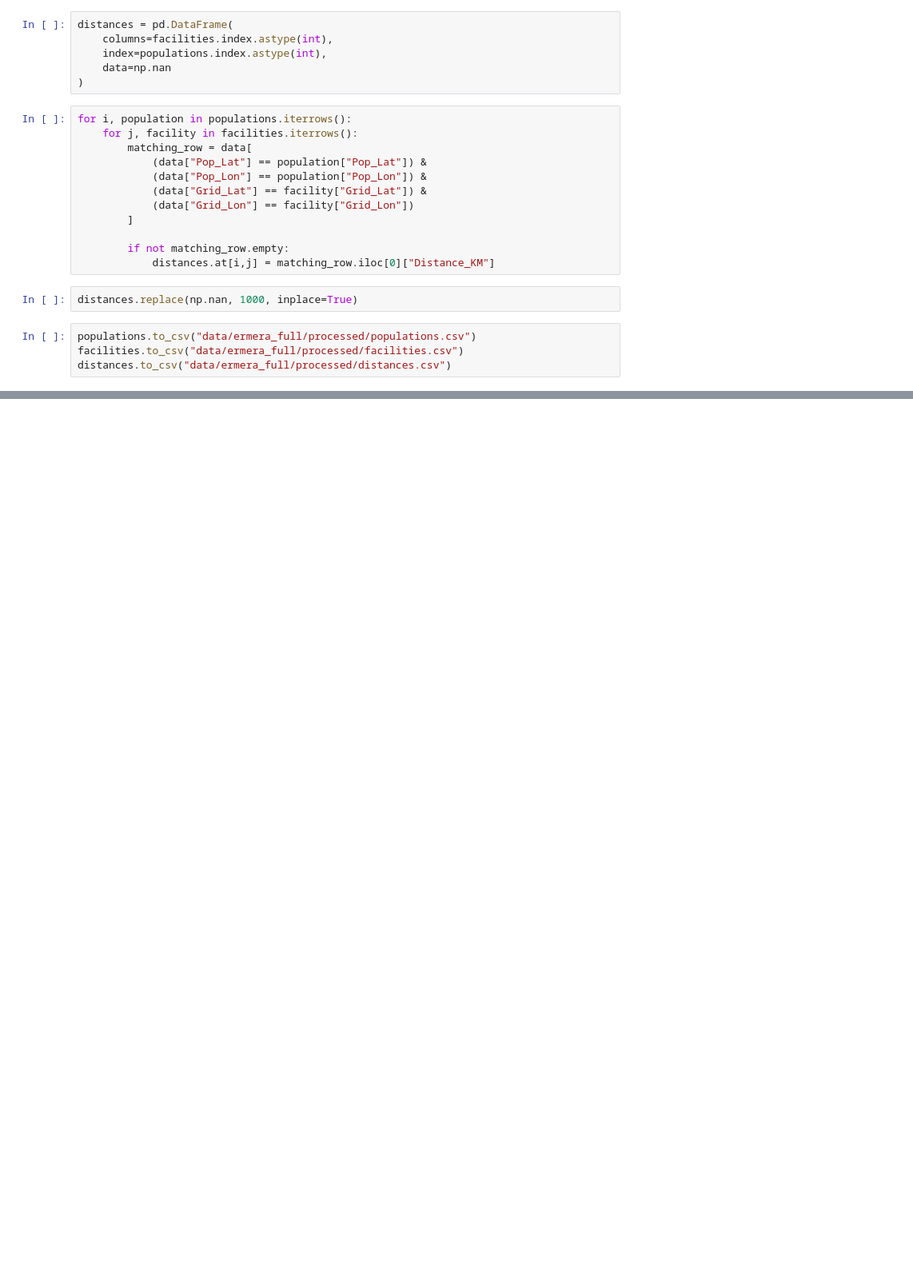
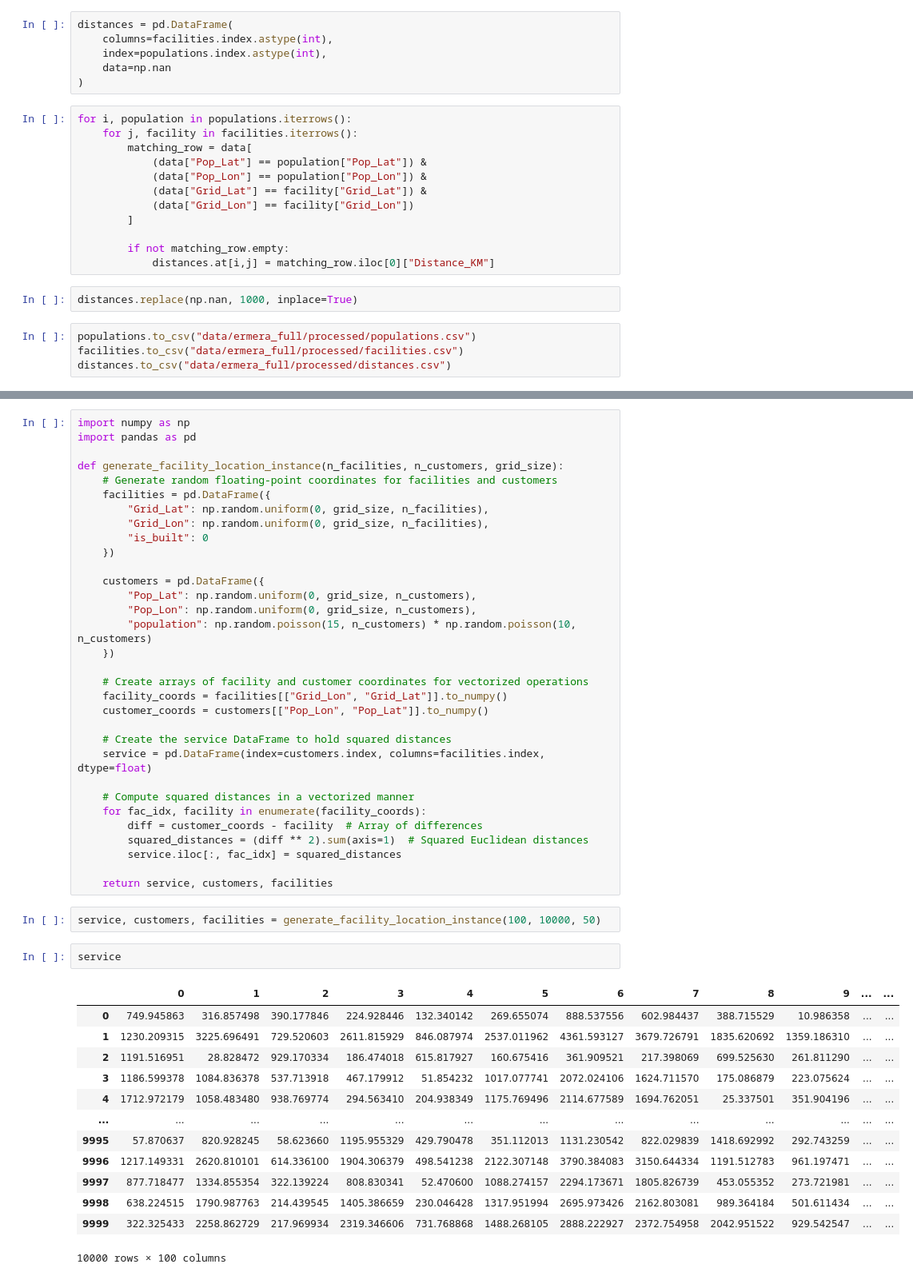
Before and after one commit to Srokusek/ABW-project, a Jupyter notebook: dynamic_models_control.ipynb, the cells around one changed output, grey strips where cells are left out. Shown at 80% size. Drawn from its saved outputs; the diff is of its cells as text; blank space fills up the shorter version.

```diff
--- a/dynamic_models_control.ipynb
+++ b/dynamic_models_control.ipynb
@@ -119,0 +149,50 @@ installation, service, xC, yC, xF, yF = GenerateFacilityLocationInstance(909, 41
+# %%
+import numpy as np
+import pandas as pd
+
+def generate_facility_location_instance(n_facilities, n_customers, grid_size):
+    # Generate random floating-point coordinates for facilities and customers
+    facilities = pd.DataFrame({
+        "Grid_Lat": np.random.uniform(0, grid_size, n_facilities),
+        "Grid_Lon": np.random.uniform(0, grid_size, n_facilities),
+        "is_built": 0
+    })
+
+    customers = pd.DataFrame({
+        "Pop_Lat": np.random.uniform(0, grid_size, n_customers),
+        "Pop_Lon": np.random.uniform(0, grid_size, n_customers),
+        "population": np.random.poisson(15, n_customers) * np.random.poisson(10, n_customers)
+    })
+
+    # Create arrays of facility and customer coordinates for vectorized operations
+    facility_coords = facilities[["Grid_Lon", "Grid_Lat"]].to_numpy()
+    customer_coords = customers[["Pop_Lon", "Pop_Lat"]].to_numpy()
+
+    # Create the service DataFrame to hold squared distances
+    service = pd.DataFrame(index=customers.index, columns=facilities.index, dtype=float)
+
+    # Compute squared distances in a vectorized manner
+    for fac_idx, facility in enumerate(facility_coords):
+        diff = customer_coords - facility  # Array of differences
+        squared_distances = (diff ** 2).sum(axis=1)  # Squared Euclidean distances
+        service.iloc[:, fac_idx] = squared_distances
+
+    return service, customers, facilities
+# %%
+service, customers, facilities = generate_facility_location_instance(100, 10000, 50)
+# %%
+service
+# %% [output]
+|  | 0 | 1 | 2 | 3 | 4 | 5 | 6 | 7 | 8 | 9 | ... | ... |
+| 0 | 749.945863 | 316.857498 | 390.177846 | 224.928446 | 132.340142 | 269.655074 | 888.537556 | 602.984437 | 388.715529 | 10.986358 | ... | ... |
+| 1 | 1230.209315 | 3225.696491 | 729.520603 | 2611.815929 | 846.087974 | 2537.011962 | 4361.593127 | 3679.726791 | 1835.620692 | 1359.186310 | ... | ... |
+| 2 | 1191.516951 | 28.828472 | 929.170334 | 186.474018 | 615.817927 | 160.675416 | 361.909521 | 217.398069 | 699.525630 | 261.811290 | ... | ... |
+| 3 | 1186.599378 | 1084.836378 | 537.713918 | 467.179912 | 51.854232 | 1017.077741 | 2072.024106 | 1624.711570 | 175.086879 | 223.075624 | ... | ... |
+| 4 | 1712.972179 | 1058.483480 | 938.769774 | 294.563410 | 204.938349 | 1175.769496 | 2114.677589 | 1694.762051 | 25.337501 | 351.904196 | ... | ... |
+| ... | ... | ... | ... | ... | ... | ... | ... | ... | ... | ... | ... | ... |
+| 9995 | 57.870637 | 820.928245 | 58.623660 | 1195.955329 | 429.790478 | 351.112013 | 1131.230542 | 822.029839 | 1418.692992 | 292.743259 | ... | ... |
+| 9996 | 1217.149331 | 2620.810101 | 614.336100 | 1904.306379 | 498.541238 | 2122.307148 | 3790.384083 | 3150.644334 | 1191.512783 | 961.197471 | ... | ... |
+| 9997 | 877.718477 | 1334.855354 | 322.139224 | 808.830341 | 52.470600 | 1088.274157 | 2294.173671 | 1805.826739 | 453.055352 | 273.721981 | ... | ... |
+| 9998 | 638.224515 | 1790.987763 | 214.439545 | 1405.386659 | 230.046428 | 1317.951994 | 2695.973426 | 2162.803081 | 989.364184 | 501.611434 | ... | ... |
+| 9999 | 322.325433 | 2258.862729 | 217.969934 | 2319.346606 | 731.768868 | 1488.268105 | 2888.222927 | 2372.754958 | 2042.951522 | 929.542547 | ... | ... |
+10000 rows × 100 columns
```
Also changed, not shown: parts of 6 cells of this notebook.
